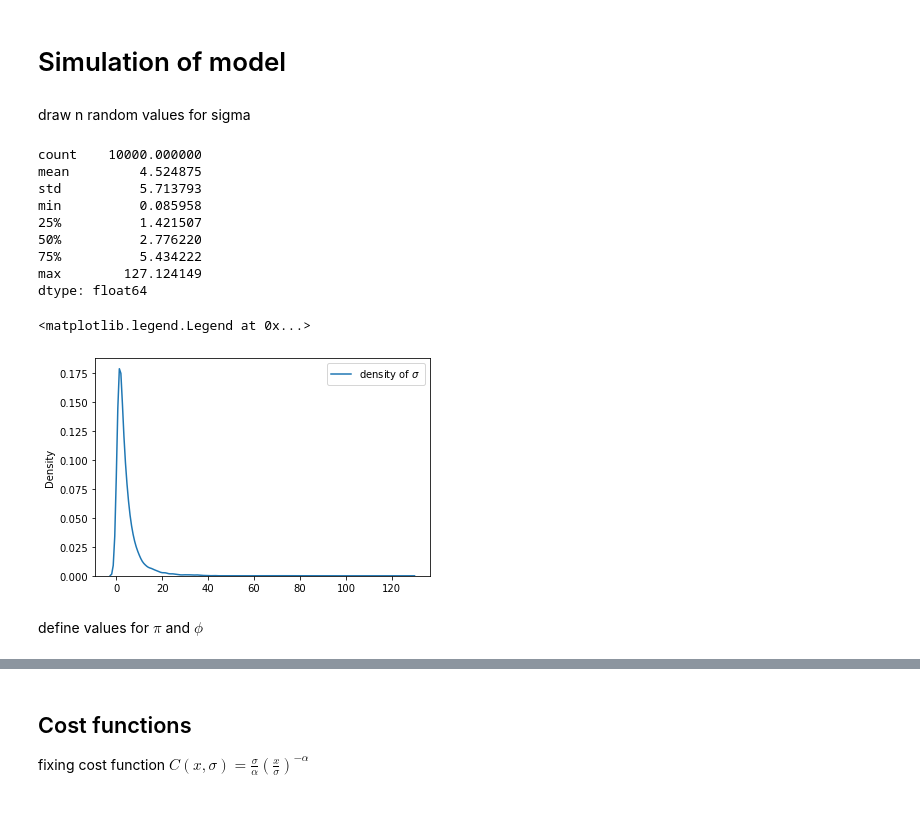
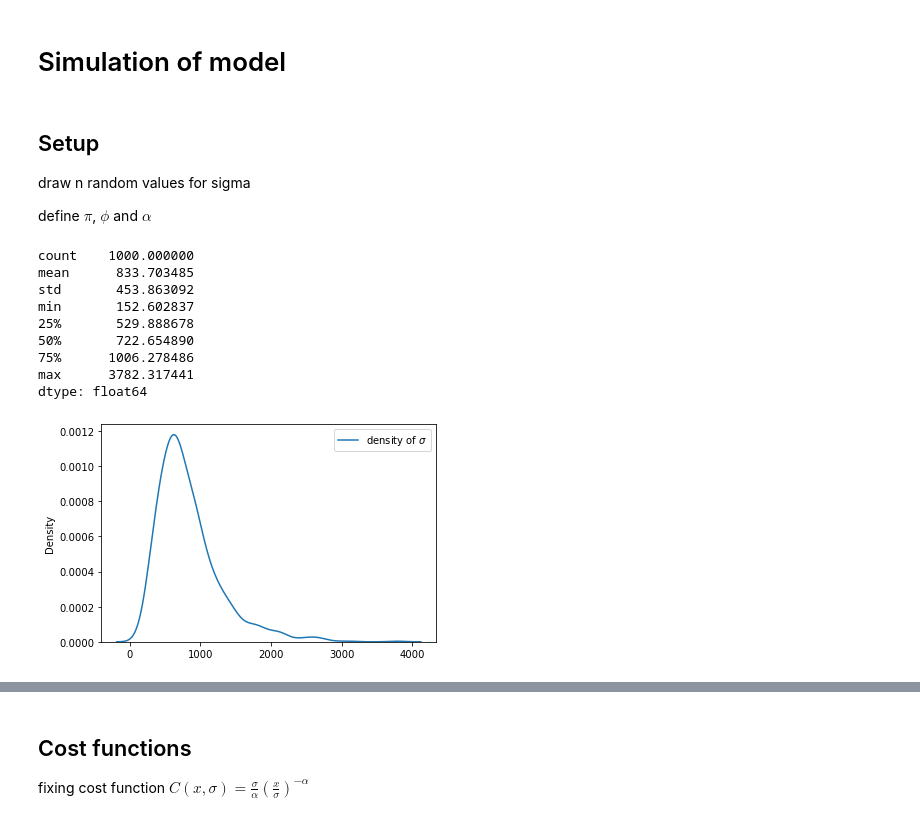
Before and after one commit to paulaleoni/delhi_outages, a Jupyter notebook: sim/simulations.ipynb, the cells around one changed output, grey strips where cells are left out. Saved outputs shown, nothing was run; the diff lists cells and outputs as text; code cells hidden in the pictures.

```diff
--- a/sim/simulations.ipynb
+++ b/sim/simulations.ipynb
@@ -9,32 +9,37 @@ import math
 import matplotlib.pyplot as plt
 import seaborn as sns
 # %% [markdown]
+## Setup
 draw n random values for sigma
+
+define $\pi$, $\phi$ and $\alpha$
 # %%
 # number of random sigmas
 np.random.seed(111)
-n = 10000
+n = 1000
 # mean and sd of normal distribution
-m, s = 1,1
+m, s = 2,0.5
 sigma = np.random.lognormal(mean=m, sigma=s, size=n) # takes values for normal distribution as inputs
 # make to list
 sigma = sigma.tolist()
-#
+sigma = [x * 100 for x in sigma] # rescaling sigma
 print(pd.Series(sigma).describe())
 # distribution
 sns.kdeplot(sigma, label=r'density of $\sigma$')
 plt.legend()
+
+
+pi = 250
+phi = 50
+alpha = 0.8
 # %% [output]
-count    10000.000000
-mean         4.524875
-std          5.713793
-min          0.085958
-25%          1.421507
-50%          2.776220
-75%          5.434222
-max        127.124149
+count    1000.000000
+mean      833.703485
+std       453.863092
+min       152.602837
+25%       529.888678
+50%       722.654890
+75%      1006.278486
+max      3782.317441
 dtype: float64
-<matplotlib.legend.Legend at 0x...>
-[figure, old version]
+[figure, new version]
-# %% [markdown]
-define values for $\pi$ and $\phi$
```
Also changed, not shown: parts of 35 cells of this notebook.
